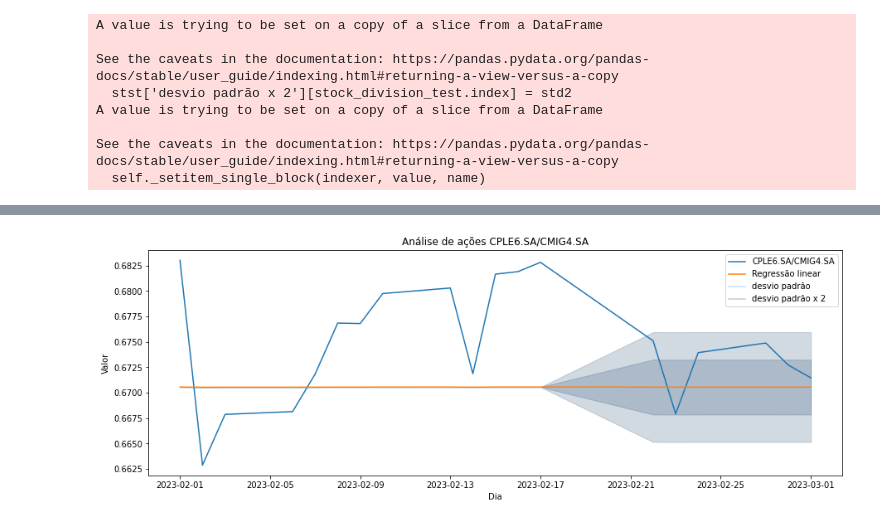
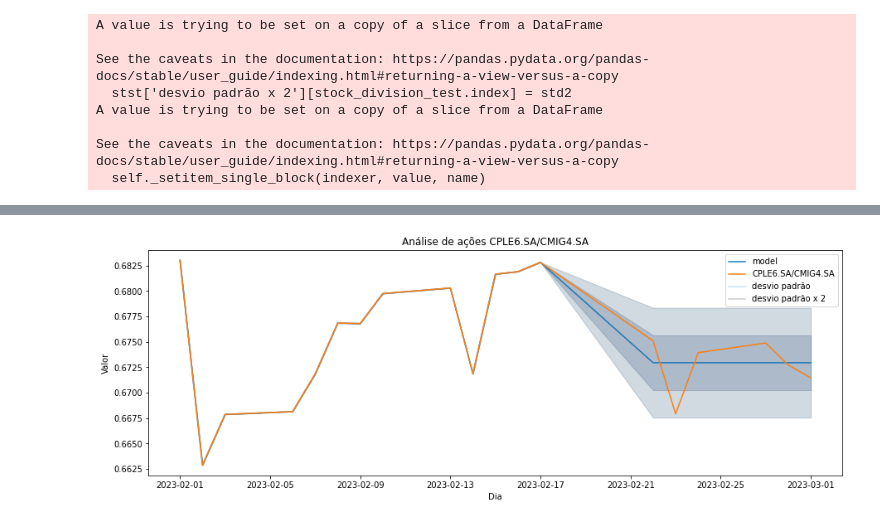
Before and after one commit to msfreit/long_short, a Jupyter notebook: eryc_long_short.ipynb, the cells around one changed output, grey strips where cells are left out. Drawn from its saved outputs; the diff is of its cells as text; code cells hidden in the pictures.

Commit message:
train and test analysis

```diff
--- a/eryc_long_short.ipynb
+++ b/eryc_long_short.ipynb
@@ -30,6 +30,9 @@ import yfinance as yf
 import numpy as np
 import pandas as pd
 from sklearn.linear_model import LinearRegression
+from sklearn.svm import SVR
+from sklearn.gaussian_process import GaussianProcessRegressor
+from sklearn.ensemble import IsolationForest
 from datetime import timedelta,date
 
 def stock_analysis(stock1, stock2, start_date, end_date, days_to_try):
@@ -51,11 +54,12 @@ def stock_analysis(stock1, stock2, start_date, end_date, days_to_try):
 
     stock_division_test = stock1_data_test / stock2_data_test
 
-    # Calcula a regressão linear
+    # Calcula a model
     X = np.arange(len(stock_division_train)).reshape(-1, 1)
     y = stock_division_train.values.reshape(-1, 1)
-    reg = LinearRegression().fit(X, y)
-    lr_train = reg.predict(y)
+    model = SVR()
+    reg = model.fit(X, y)
+    # lr_train = reg.predict(y)
     lr_test = reg.predict(stock_division_test.values.reshape(-1, 1))
 
     # Calcula o desvio padrão
@@ -71,10 +75,11 @@ def stock_analysis(stock1, stock2, start_date, end_date, days_to_try):
     result_df[f'{stock1}/{stock2}'] = result_df[f'valor {stock1}'] / result_df[f'valor {stock2}']
 
     lr = pd.DataFrame(index=stock1_data.index)
-    lr['regressão linear'] = 0
-    lr['regressão linear'][stock1_data_train.index] = lr_train.flatten()
-    lr['regressão linear'][stock1_data_test.index] = lr_test.flatten()
-    result_df['regressão linear'] = lr['regressão linear']
+    lr['model'] = 0
+    # lr['model'][stock1_data_train.index] = lr_train.flatten()
+    lr['model'][stock1_data_train.index] = result_df[f'{stock1}/{stock2}']
+    lr['model'][stock1_data_test.index] = lr_test.flatten()
+    result_df['model'] = lr['model']
 
     stst = pd.DataFrame(index=stock1_data.index)
     stst['desvio padrão'] = 0
@@ -112,35 +138,35 @@ See the caveats in the documentation: https://pandas.pydata.org/pandas-docs/stab
 import matplotlib.pyplot as plt
 
 def plot_stock_analysis(data):
-    # Crie um gráfico com a divisão STOCK1/STOCK2 e a linha da regressão linear
+    # Crie um gráfico com a divisão STOCK1/STOCK2 e a linha da model
     fig, ax = plt.subplots()
+    ax.plot(data.index, data['model'], label='model')
     ax.plot(data.index, data[f'{stock1}/{stock2}'], label=stock1+"/"+stock2)
-    ax.plot(data.index, data['regressão linear'], label='Regressão linear')
 
     # Adicione sombras para os intervalos de alpha
-    ax.fill_between(data.index, data['regressão linear'] - 2*data['desvio padrão'], data['regressão linear'] + 2*data['desvio padrão'], alpha=0.2, color='#19416b')
-    ax.fill_between(data.index, data['regressão linear'] - data['desvio padrão'], data['regressão linear'] + data['desvio padrão'], alpha=0.2, color='#19416b')
+    ax.fill_between(data.index, data['model'] - 2*data['desvio padrão'], data['model'] + 2*data['desvio padrão'], alpha=0.2, color='#19416b')
+    ax.fill_between(data.index, data['model'] - data['desvio padrão'], data['model'] + data['desvio padrão'], alpha=0.2, color='#19416b')
 
     stdev_legend = [
         (data['desvio padrão'], '#71b6ff', 'desvio padrão')
         ,(data['desvio padrão x 2'], '#747a8a', 'desvio padrão x 2')
     ]
     for alpha, color, label in stdev_legend:
         ax.plot([], [], color=color, alpha=0.4, label=label)
 
     # Adicione legendas e rótulos aos eixos
     ax.legend()
     ax.set_xlabel('Dia')
     ax.set_ylabel('Valor')
     ax.set_title('Análise de ações '+stock1+'/'+stock2)
 
     # Ajuste o tamanho da figura
     fig.set_size_inches(15, 5)
 
     # Exiba o gráfico
     plt.show()
 
 
 plot_stock_analysis(resultados)
 # %% [output]
-[figure, old version]
+[figure, new version]
```
Also changed, not shown: parts of 1 cell of this notebook.
